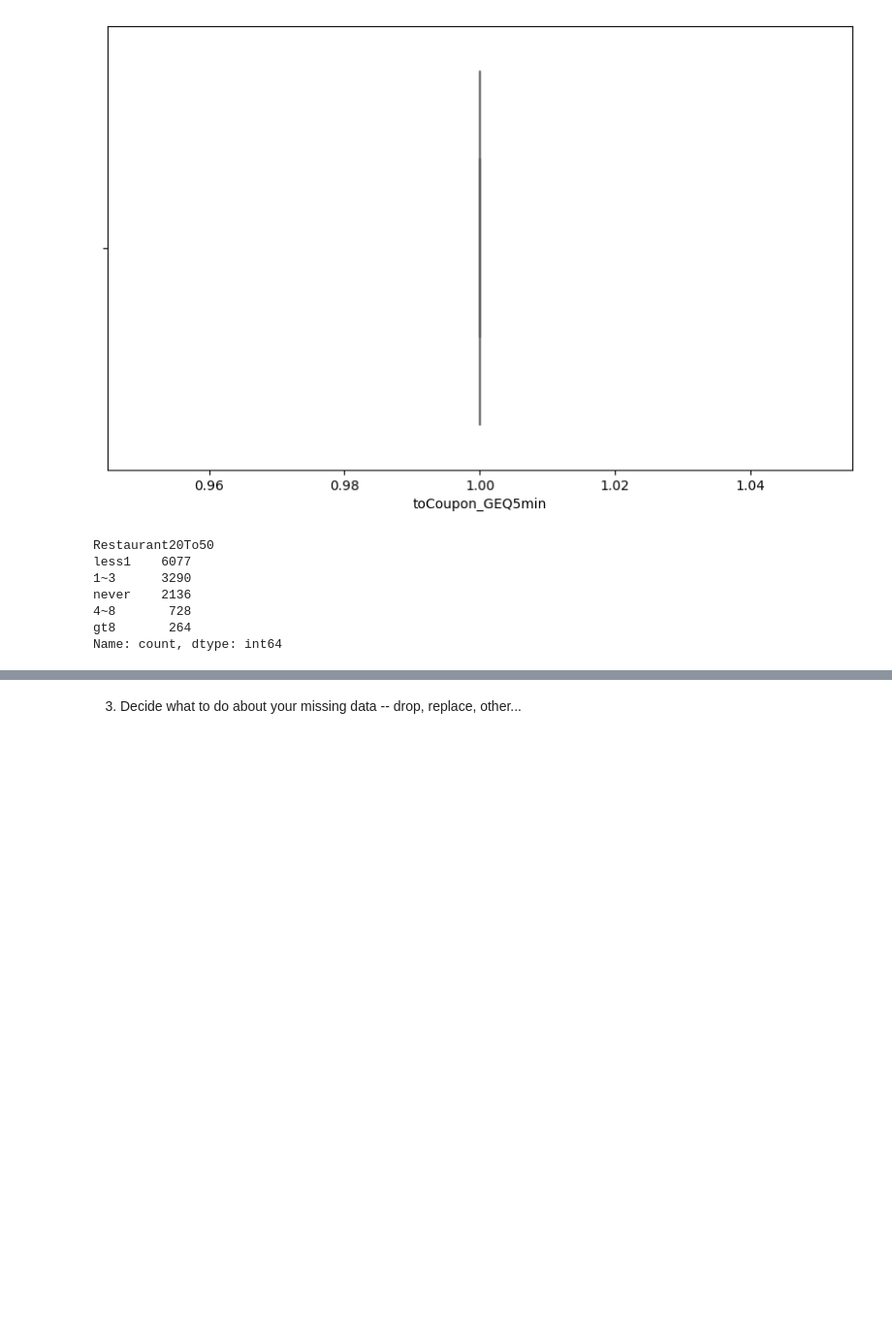
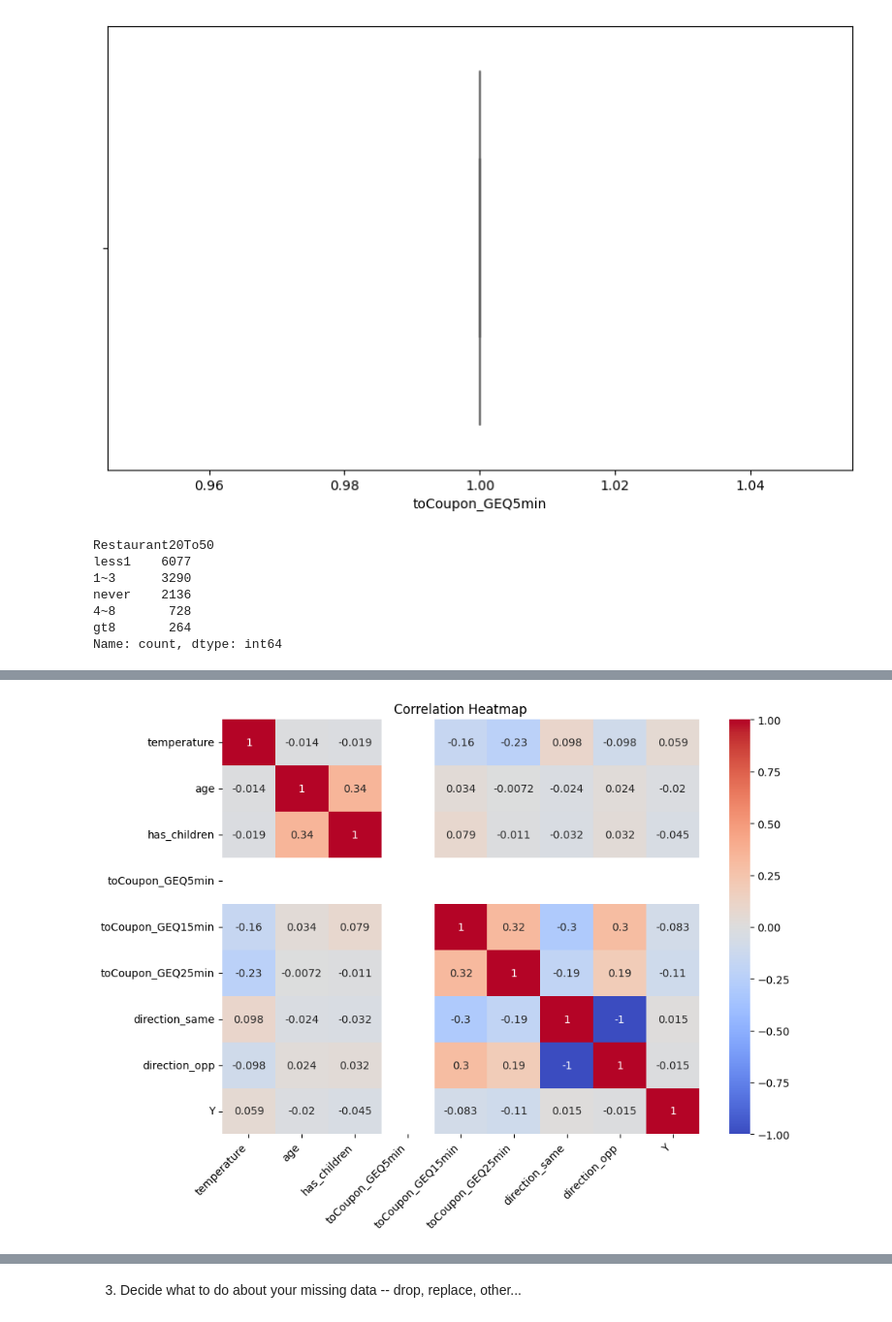
Before and after one commit to RohitKBhatnagar/CouponAcceptance, a Jupyter notebook: CouponAcceptance.ipynb, the cells around one changed output, grey strips where cells are left out. Shown: that part at 97% size. Cells and saved outputs as stored; diff of their text form; code cells hidden in the pictures; blank space fills up the shorter version.

```diff
--- a/CouponAcceptance.ipynb
+++ b/CouponAcceptance.ipynb
@@ -226,0 +237,13 @@ Name: count, dtype: int64
+# %%
+# Selecting numerical features only
+data_numeric = data.select_dtypes(include=['float64', 'int64'])
+
+# Heatmap on numerical features
+plt.figure(figsize=(10, 7))
+sns.heatmap(data_numeric.corr(), annot=True, cmap='coolwarm', vmin=-1, vmax=1)
+plt.title('Correlation Heatmap')
+plt.xticks(rotation=45, ha='right')
+#plt.yticks(rotation=5, ha='right')
+plt.show()
+# %% [output]
+[figure, added]
```
Also changed, not shown: parts of 3 cells of this notebook.
